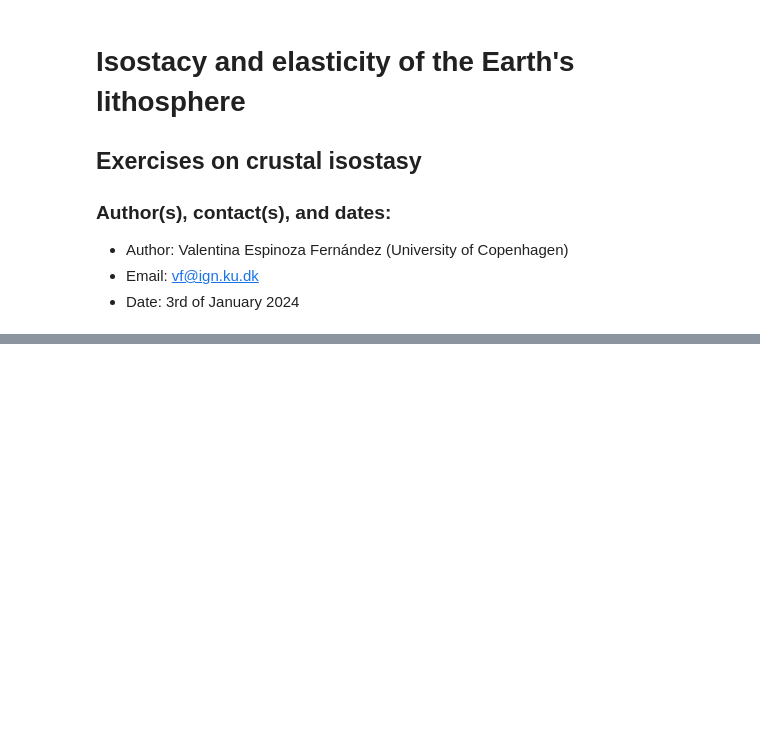
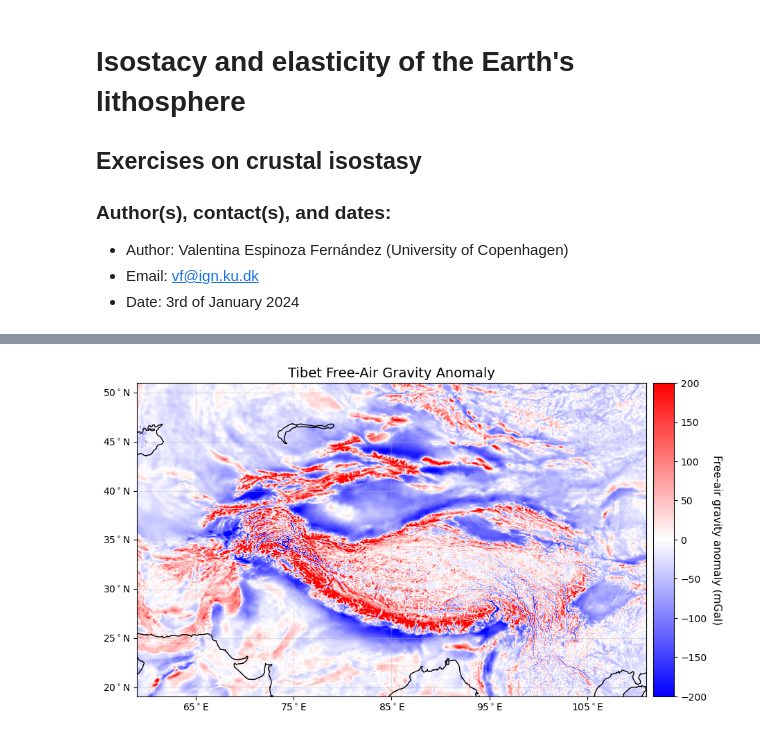
Before and after one commit to ValeEspinozaF/GeodynamicsTeaching-KU2024, a Jupyter notebook: EX2_ISOSTACY.ipynb, the cells around one changed output, grey strips where cells are left out. Saved outputs shown, nothing was run; the diff lists cells and outputs as text; code cells hidden in the pictures; blank space fills up the shorter version.

```diff
--- a/EX2_ISOSTACY.ipynb
+++ b/EX2_ISOSTACY.ipynb
@@ -53,0 +71,16 @@ add_coastlines(fig, ax)
+# %%
+fig2, ax2 = create_figure(figsize=(10,10))
+add_gravity(fig2, ax2,
+            mountain="TIBET",
+            colormap="bwr",
+            map_range=[-200, 200])
+
+
+add_coastlines(fig2, ax2, line_color='black')
+ax2.set_title("Tibet Free-Air Gravity Anomaly", fontsize=14);
+
+# The "bwr" colormap enhances the contrast between the positive and negative anomalies.
+# To enhance differences within the positive and negative ranges you can experiment with other color gradient, e.g. "gist_rainbow".
+# Available colormaps: https://matplotlib.org/stable/tutorials/colors/colormaps.html
+# %% [output]
+[figure, added]
```
Also changed, not shown: parts of 22 cells of this notebook, 5 other files.
